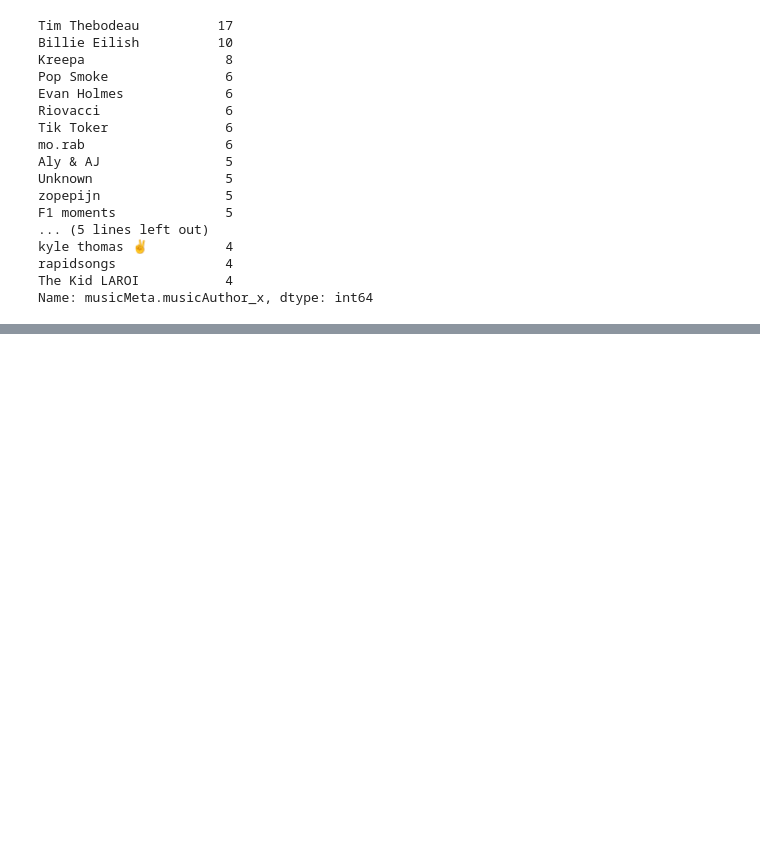
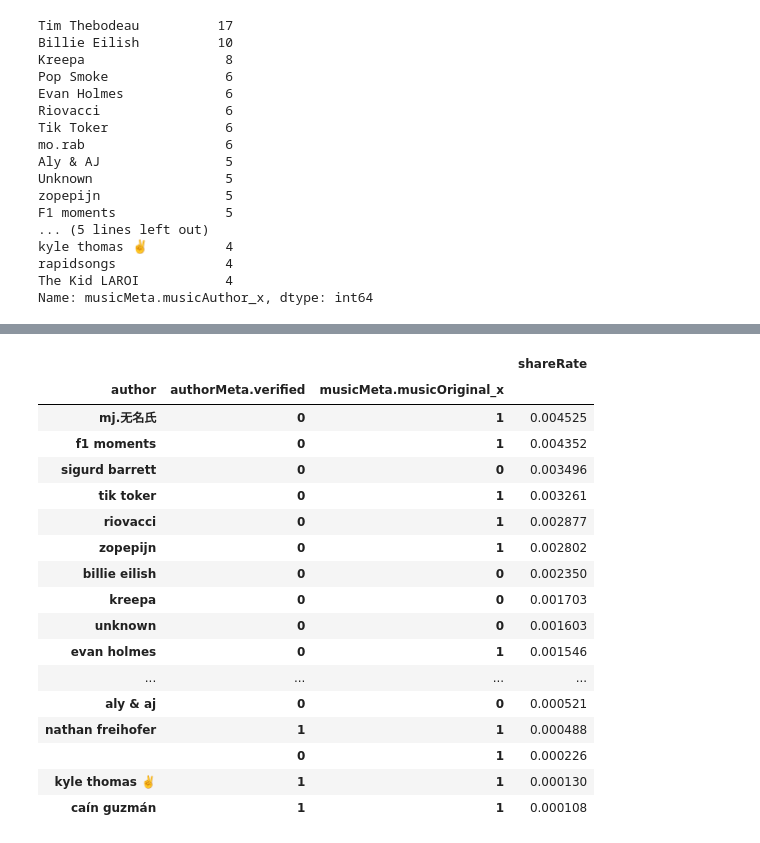
Before and after one commit to ba-group-projects/tiktok-popularity-eda, a Jupyter notebook: tobie_music.ipynb, the cells around one changed output, grey strips where cells are left out. Saved outputs shown, nothing was run; the diff lists cells and outputs as text; code cells hidden in the pictures; blank space fills up the shorter version.

```diff
--- a/tobie_music.ipynb
+++ b/tobie_music.ipynb
@@ -480 +662,23 @@ top_author = df_merged["musicMeta.musicAuthor_x"].value_counts().head(20)
+# %%
+music_join[["author", "authorMeta.verified", "musicMeta.musicOriginal_x", "shareRate"]].groupby(
+    ["author", "authorMeta.verified", "musicMeta.musicOriginal_x"]).mean().sort_values(by="shareRate", ascending=False)
+# %% [output]
+|  |  |  | shareRate |
+| author | authorMeta.verified | musicMeta.musicOriginal_x |  |
+| mj.无名氏 | 0 | 1 | 0.004525 |
+| f1 moments | 0 | 1 | 0.004352 |
+| sigurd barrett | 0 | 0 | 0.003496 |
+| tik toker | 0 | 1 | 0.003261 |
+| riovacci | 0 | 1 | 0.002877 |
+| zopepijn | 0 | 1 | 0.002802 |
+| billie eilish | 0 | 0 | 0.002350 |
+| kreepa | 0 | 0 | 0.001703 |
+| unknown | 0 | 0 | 0.001603 |
+| evan holmes | 0 | 1 | 0.001546 |
+| ... | ... | ... | ... |
+| aly & aj | 0 | 0 | 0.000521 |
+| nathan freihofer | 1 | 1 | 0.000488 |
+|  | 0 | 1 | 0.000226 |
+| kyle thomas ✌️ | 1 | 1 | 0.000130 |
+| caín guzmán | 1 | 1 | 0.000108 |
 # %%
```
Also changed, not shown: parts of 30 cells of this notebook, 3 other files.
